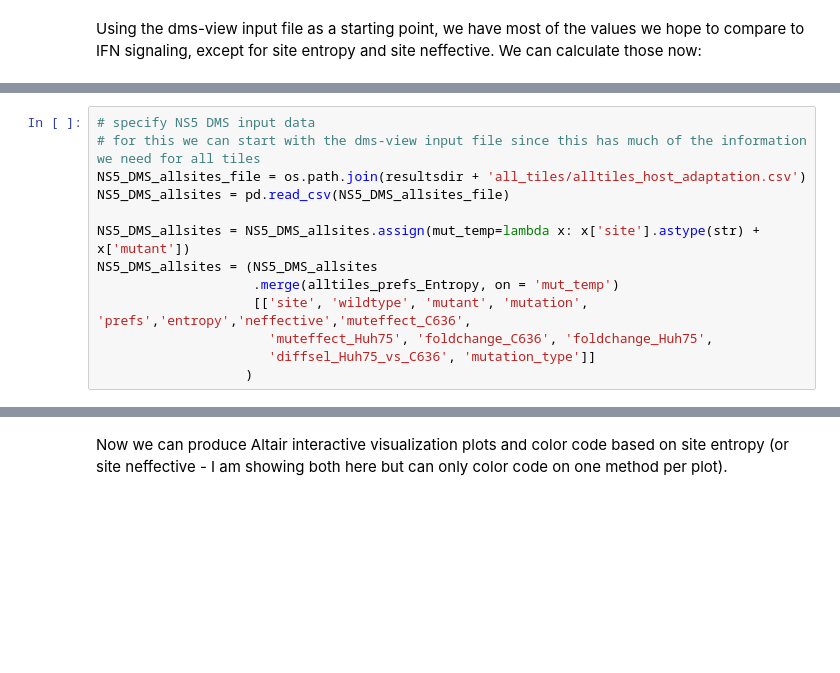
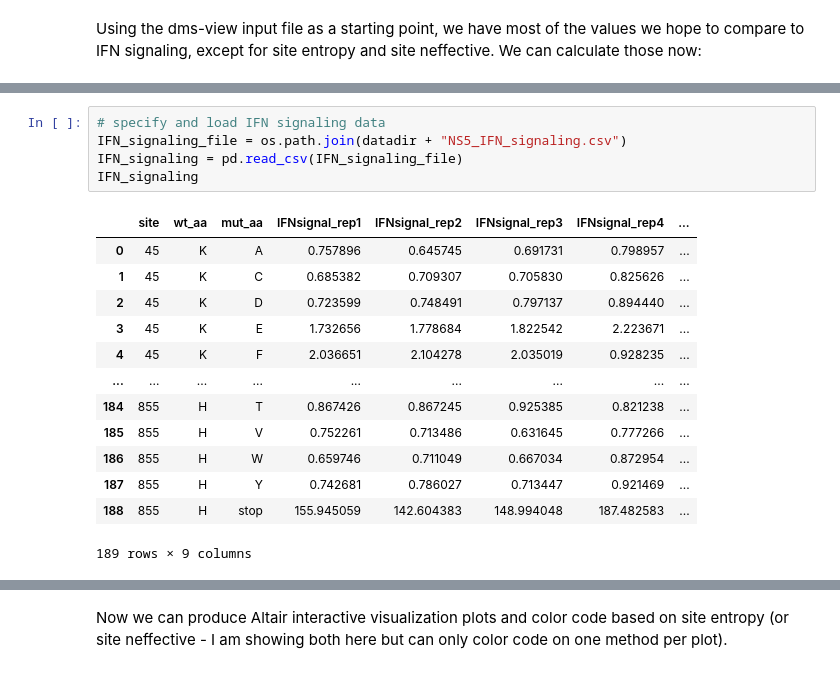
Before and after one commit to jbloomlab/ZIKV_DMS_NS5_EvansLab, a Jupyter notebook: shallow_IFN_analysis.ipynb, the cells around one changed output, grey strips where cells are left out. Cells and saved outputs as stored; diff of their text form; blank space fills up the shorter version.

```diff
--- a/shallow_IFN_analysis.ipynb
+++ b/shallow_IFN_analysis.ipynb
@@ -68,14 +83,20 @@ alltiles_prefs_Entropy = (alltiles_prefs
-# %%
-# specify NS5 DMS input data
-# for this we can start with the dms-view input file since this has much of the information we need for all tiles
-NS5_DMS_allsites_file = os.path.join(resultsdir + 'all_tiles/alltiles_host_adaptation.csv')
-NS5_DMS_allsites = pd.read_csv(NS5_DMS_allsites_file)
-
-NS5_DMS_allsites = NS5_DMS_allsites.assign(mut_temp=lambda x: x['site'].astype(str) + x['mutant'])
-NS5_DMS_allsites = (NS5_DMS_allsites
-                    .merge(alltiles_prefs_Entropy, on = 'mut_temp')
-                    [['site', 'wildtype', 'mutant', 'mutation', 'prefs','entropy','neffective','muteffect_C636',
-                      'muteffect_Huh75', 'foldchange_C636', 'foldchange_Huh75',
-                      'diffsel_Huh75_vs_C636', 'mutation_type']]
-                   )
+# %%
+# specify and load IFN signaling data
+IFN_signaling_file = os.path.join(datadir + "NS5_IFN_signaling.csv")
+IFN_signaling = pd.read_csv(IFN_signaling_file)
+IFN_signaling
+# %% [output]
+|  | site | wt_aa | mut_aa | IFNsignal_rep1 | IFNsignal_rep2 | IFNsignal_rep3 | IFNsignal_rep4 | ... |
+| 0 | 45 | K | A | 0.757896 | 0.645745 | 0.691731 | 0.798957 | ... |
+| 1 | 45 | K | C | 0.685382 | 0.709307 | 0.705830 | 0.825626 | ... |
+| 2 | 45 | K | D | 0.723599 | 0.748491 | 0.797137 | 0.894440 | ... |
+| 3 | 45 | K | E | 1.732656 | 1.778684 | 1.822542 | 2.223671 | ... |
+| 4 | 45 | K | F | 2.036651 | 2.104278 | 2.035019 | 0.928235 | ... |
+| ... | ... | ... | ... | ... | ... | ... | ... | ... |
+| 184 | 855 | H | T | 0.867426 | 0.867245 | 0.925385 | 0.821238 | ... |
+| 185 | 855 | H | V | 0.752261 | 0.713486 | 0.631645 | 0.777266 | ... |
+| 186 | 855 | H | W | 0.659746 | 0.711049 | 0.667034 | 0.872954 | ... |
+| 187 | 855 | H | Y | 0.742681 | 0.786027 | 0.713447 | 0.921469 | ... |
+| 188 | 855 | H | stop | 155.945059 | 142.604383 | 148.994048 | 187.482583 | ... |
+189 rows × 9 columns
 # %%
```
Also changed, not shown: parts of 3 cells of this notebook, 3 other files.
